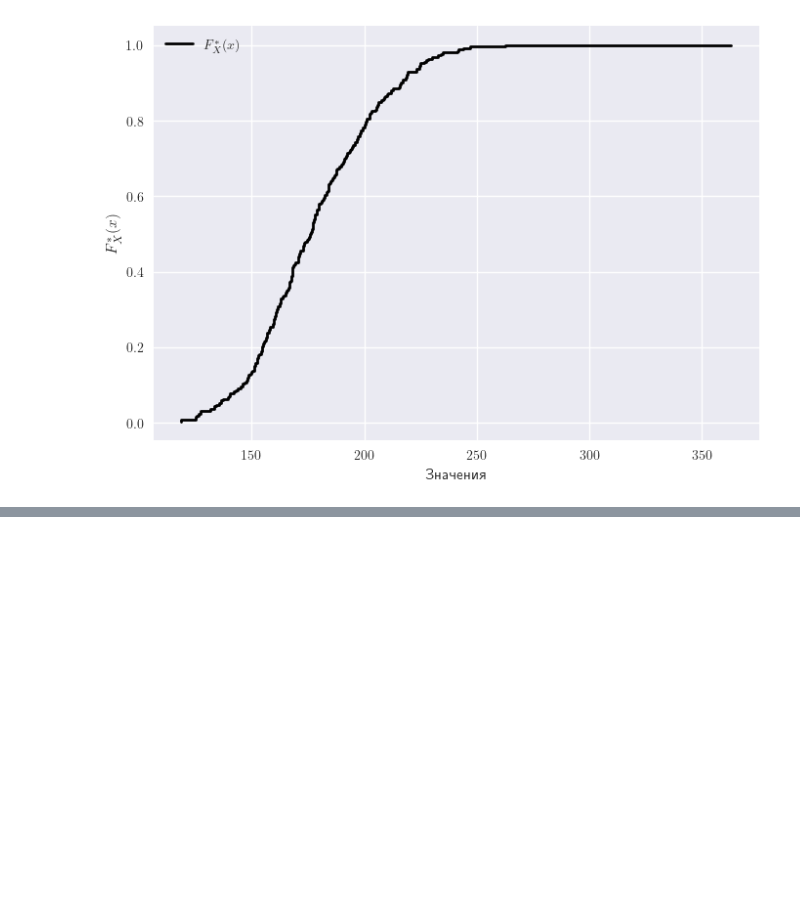
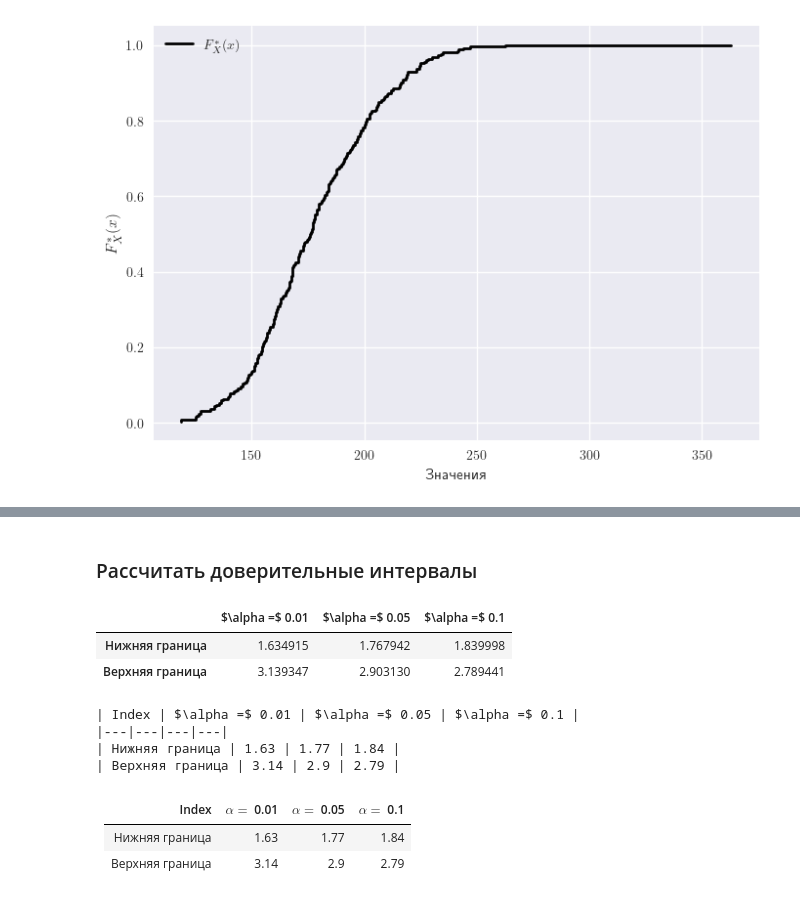
Before and after one commit to retrobannerS/mephi_stats, a Jupyter notebook: bdz/var_2/notebook.ipynb, the cells around one changed output, grey strips where cells are left out. Cells and saved outputs as stored; diff of their text form; code cells hidden in the pictures; blank space fills up the shorter version.

```diff
--- a/bdz/var_2/notebook.ipynb
+++ b/bdz/var_2/notebook.ipynb
@@ -345,0 +563,3 @@ plt.show()
+# %%
+X1, X2 = data("2.4")
+X1.head(), X2.head()
@@ -345,0 +590,26 @@ plt.show()
+# %% [markdown]
+### Рассчитать доверительные интервалы
+# %%
+intervals = pd.DataFrame(index=["Нижняя граница", "Верхняя граница"])
+alphas = [0.01, 0.05, 0.1]
+for alpha in alphas:
+    intervals[f"$\\alpha =$ {alpha}"] = stats.f.interval(
+        1 - alpha, dfn=n1 - 1, dfd=n2 - 1, loc=0, scale=X1.var(ddof=1) / X2.var(ddof=1)
+    )
+intervals
+# %% [output]
+|  | $\alpha =$ 0.01 | $\alpha =$ 0.05 | $\alpha =$ 0.1 |
+| Нижняя граница | 1.634915 | 1.767942 | 1.839998 |
+| Верхняя граница | 3.139347 | 2.903130 | 2.789441 |
+# %%
+print(dataframe_to_markdown(intervals))
+# %% [output]
+| Index | $\alpha =$ 0.01 | $\alpha =$ 0.05 | $\alpha =$ 0.1 |
+|---|---|---|---|
+| Нижняя граница | 1.63 | 1.77 | 1.84 |
+| Верхняя граница | 3.14 | 2.9 | 2.79 |
+# %% [markdown]
+| Index           | $\alpha =$ 0.01 | $\alpha =$ 0.05 | $\alpha =$ 0.1 |
+| --------------- | --------------- | --------------- | -------------- |
+| Нижняя граница  | 1.63            | 1.77            | 1.84           |
+| Верхняя граница | 3.14            | 2.9             | 2.79           |
```
Also changed, not shown: parts of 46 cells of this notebook, 1 other file.
